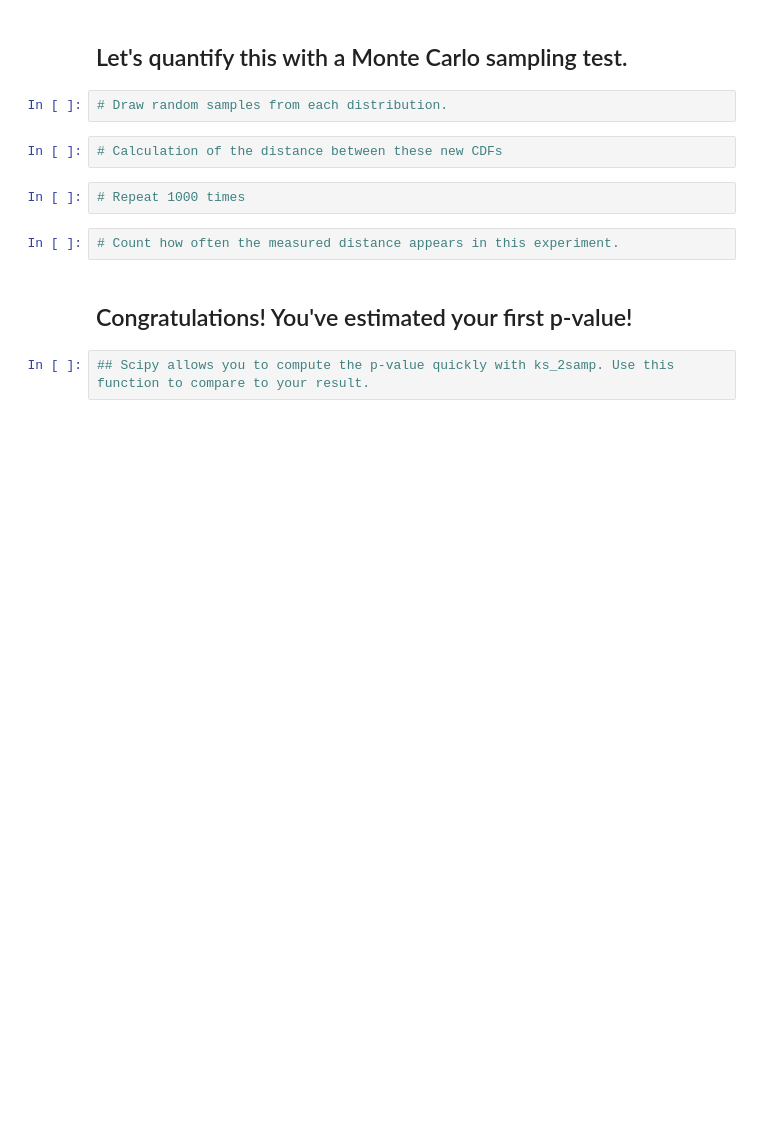
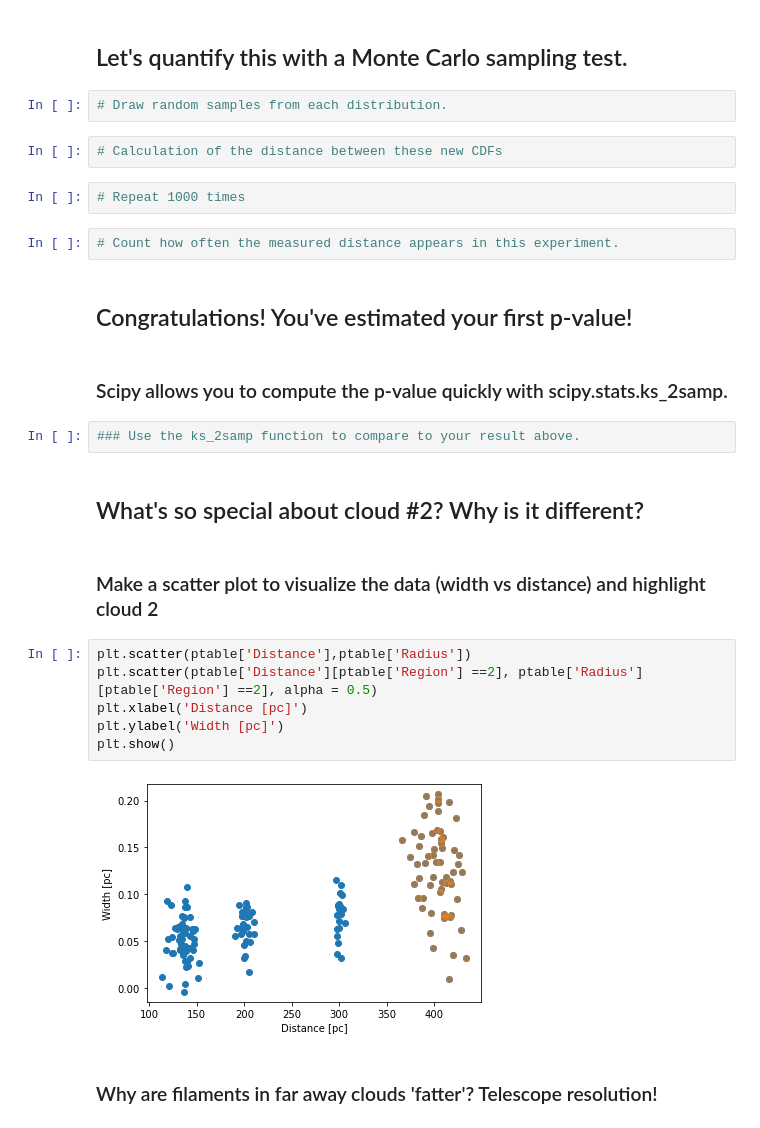
Before and after one commit to ginleaf/pyucy1, a Jupyter notebook: Hypothesis_testing.ipynb, the cells around one changed output. Saved outputs shown, nothing was run; the diff lists cells and outputs as text; blank space fills up the shorter version.

```diff
--- a/Hypothesis_testing.ipynb
+++ b/Hypothesis_testing.ipynb
@@ -163,5 +178,21 @@ If we can't disprove a theory, we are stuck with it. Progress comes from trying
 # Count how often the measured distance appears in this experiment.
 # %% [markdown]
 ## Congratulations! You've estimated your first p-value!
+# %% [markdown]
+### Scipy allows you to compute the p-value quickly with scipy.stats.ks_2samp.
 # %%
-## Scipy allows you to compute the p-value quickly with ks_2samp. Use this function to compare to your result.
+### Use the ks_2samp function to compare to your result above.
+# %% [markdown]
+## What's so special about cloud #2? Why is it different?
+# %% [markdown]
+### Make a scatter plot to visualize the data (width vs distance) and highlight cloud 2
+# %%
+plt.scatter(ptable['Distance'],ptable['Radius'])
+plt.scatter(ptable['Distance'][ptable['Region'] ==2], ptable['Radius'][ptable['Region'] ==2], alpha = 0.5)
+plt.xlabel('Distance [pc]')
+plt.ylabel('Width [pc]')
+plt.show()
+# %% [output]
+[figure, added]
+# %% [markdown]
+### Why are filaments in far away clouds 'fatter'? Telescope resolution!
```
Also changed, not shown: parts of 16 cells of this notebook, 19 other files.
